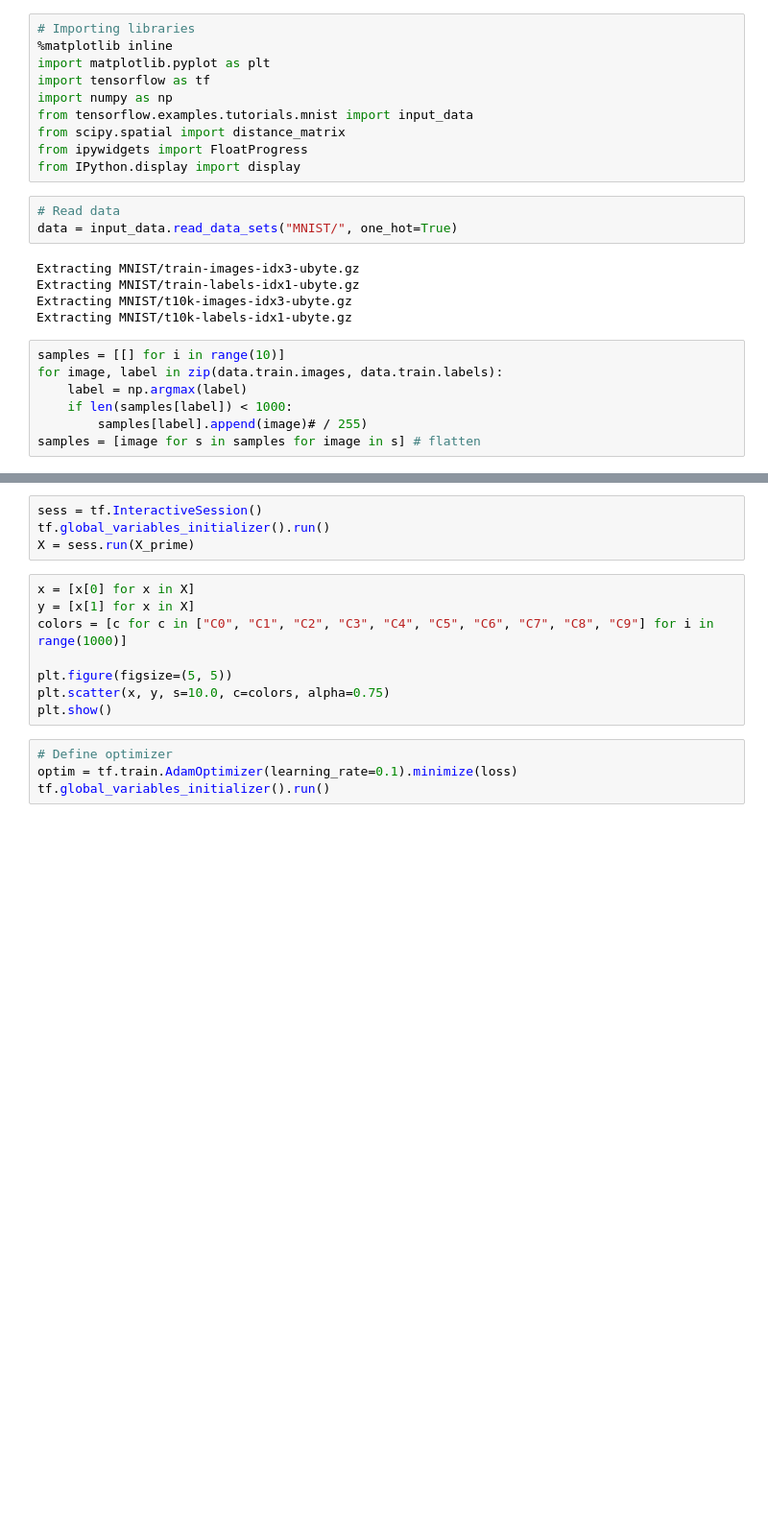
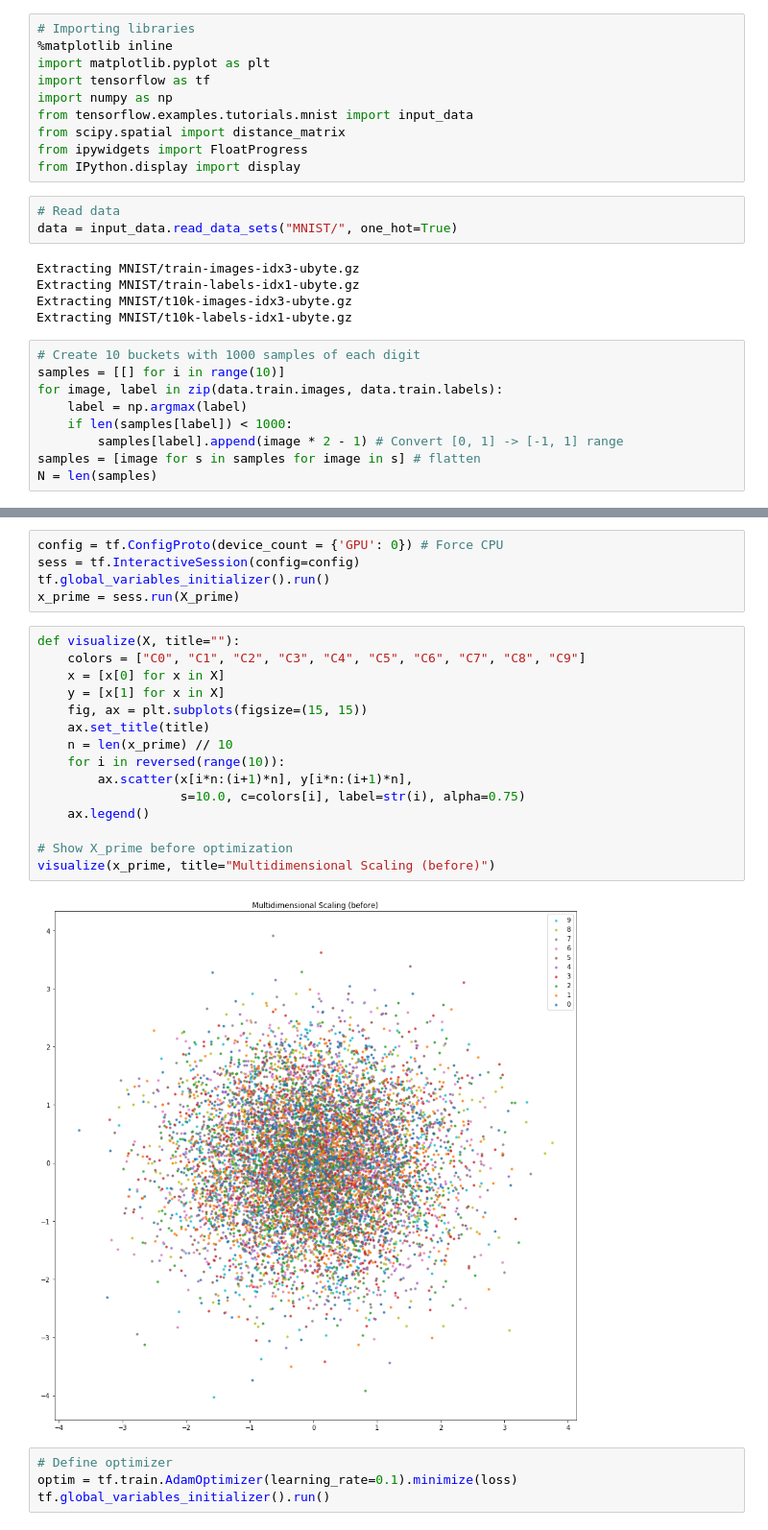
Before and after one commit to bitsauce/CSE291-I00_ML_on_3D_Data, a Jupyter notebook: homework2/1-Multidimensional_Scaling.ipynb, the cells around one changed output, grey strips where cells are left out. Shown at 96% size. Drawn from its saved outputs; the diff is of its cells as text; blank space fills up the shorter version.

```diff
--- a/homework2/1-Multidimensional_Scaling.ipynb
+++ b/homework2/1-Multidimensional_Scaling.ipynb
@@ -17,11 +17,13 @@ Extracting MNIST/train-labels-idx1-ubyte.gz
 Extracting MNIST/t10k-images-idx3-ubyte.gz
 Extracting MNIST/t10k-labels-idx1-ubyte.gz
 # %%
+# Create 10 buckets with 1000 samples of each digit
 samples = [[] for i in range(10)]
 for image, label in zip(data.train.images, data.train.labels):
     label = np.argmax(label)
     if len(samples[label]) < 1000:
-        samples[label].append(image)# / 255)
+        samples[label].append(image * 2 - 1) # Convert [0, 1] -> [-1, 1] range
 samples = [image for s in samples for image in s] # flatten
+N = len(samples)
 # %%
 # Calculate distances between all samples
@@ -48,15 +52,25 @@ loss = tf.reduce_sum(tf.matrix_band_part(tf.pow(D_prime - D, 2), 0, -1))
 # %%
-sess = tf.InteractiveSession()
+config = tf.ConfigProto(device_count = {'GPU': 0}) # Force CPU
+sess = tf.InteractiveSession(config=config)
 tf.global_variables_initializer().run()
-X = sess.run(X_prime)
+x_prime = sess.run(X_prime)
-# %%
-x = [x[0] for x in X]
-y = [x[1] for x in X]
-colors = [c for c in ["C0", "C1", "C2", "C3", "C4", "C5", "C6", "C7", "C8", "C9"] for i in range(1000)]
-
-plt.figure(figsize=(5, 5))
-plt.scatter(x, y, s=10.0, c=colors, alpha=0.75)
-plt.show()
+# %%
+def visualize(X, title=""):
+    colors = ["C0", "C1", "C2", "C3", "C4", "C5", "C6", "C7", "C8", "C9"]
+    x = [x[0] for x in X]
+    y = [x[1] for x in X]
+    fig, ax = plt.subplots(figsize=(15, 15))
+    ax.set_title(title)
+    n = len(x_prime) // 10
+    for i in reversed(range(10)):
+        ax.scatter(x[i*n:(i+1)*n], y[i*n:(i+1)*n],
+                   s=10.0, c=colors[i], label=str(i), alpha=0.75)
+    ax.legend()
+
+# Show X_prime before optimization
+visualize(x_prime, title="Multidimensional Scaling (before)")
+# %% [output]
+[figure, added]
 # %%
 # Define optimizer
 optim = tf.train.AdamOptimizer(learning_rate=0.1).minimize(loss)
```
Also changed, not shown: parts of 8 cells of this notebook, 8 other files.
